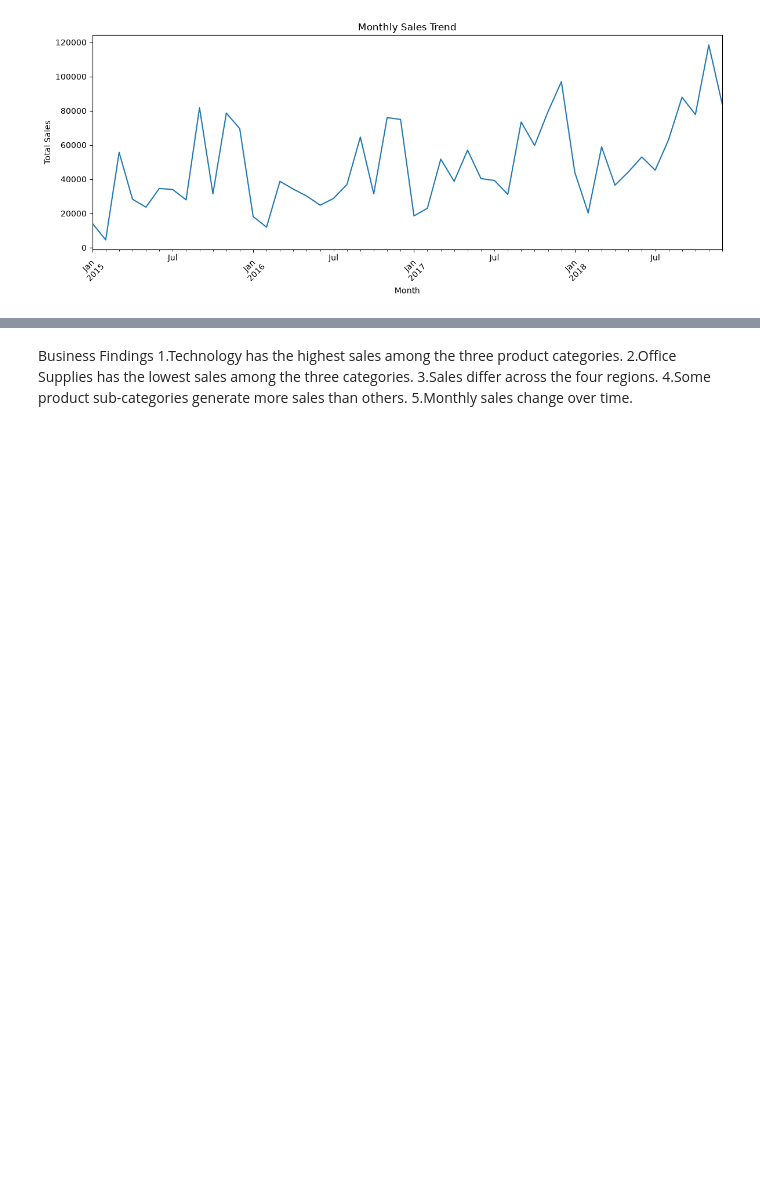
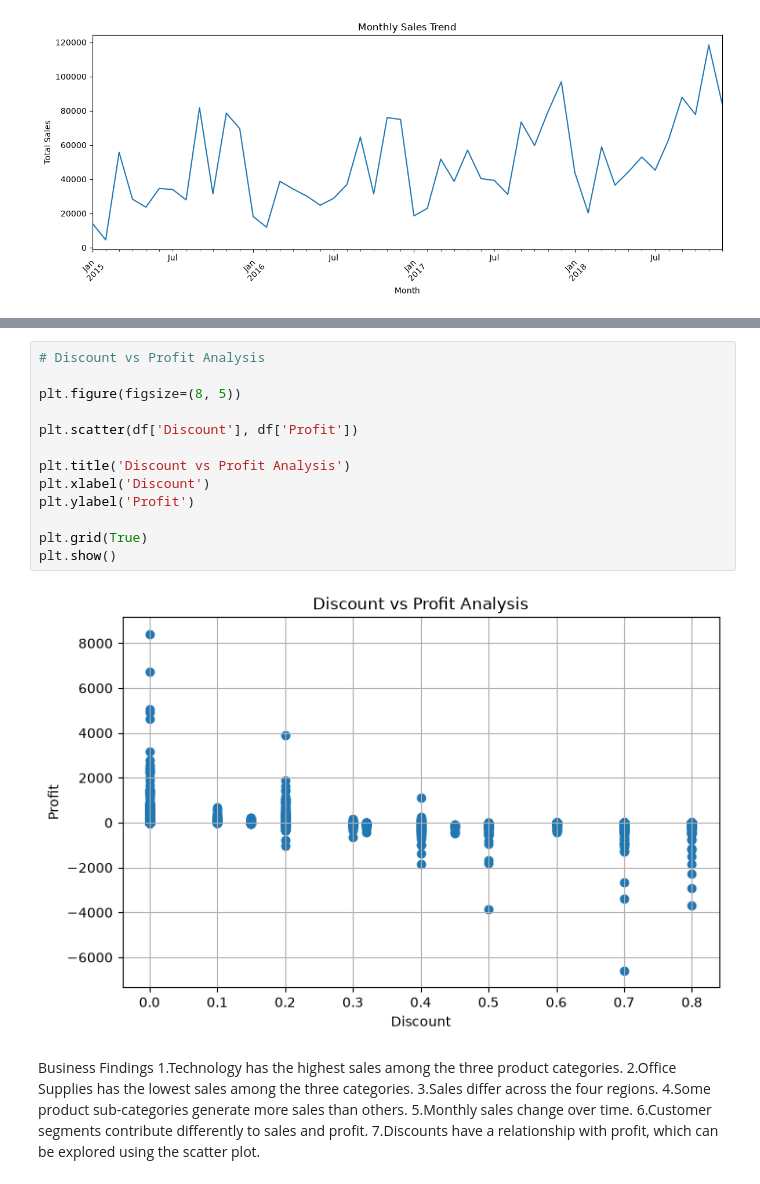
Before and after one commit to skmabjanbi/Datheon-Task1-Superstore-EDA, a Jupyter notebook: Datheon_Task1_Superstore_EDA.ipynb, the cells around one changed output, grey strips where cells are left out. Drawn from its saved outputs; the diff is of its cells as text; blank space fills up the shorter version.

```diff
--- a/Datheon_Task1_Superstore_EDA.ipynb
+++ b/Datheon_Task1_Superstore_EDA.ipynb
@@ -251,3 +278,18 @@ plt.show()
+# %%
+# Discount vs Profit Analysis
+
+plt.figure(figsize=(8, 5))
+
+plt.scatter(df['Discount'], df['Profit'])
+
+plt.title('Discount vs Profit Analysis')
+plt.xlabel('Discount')
+plt.ylabel('Profit')
+
+plt.grid(True)
+plt.show()
+# %% [output]
+[figure, added]
 # %% [markdown]
 Business Findings
 1.Technology has the highest sales among the three product categories.
@@ -255,3 +297,5 @@ Business Findings
 3.Sales differ across the four regions.
 4.Some product sub-categories generate more sales than others.
 5.Monthly sales change over time.
+6.Customer segments contribute differently to sales and profit.
+7.Discounts have a relationship with profit, which can be explored using the scatter plot.
```
Also changed, not shown: parts of 1 cell of this notebook.
